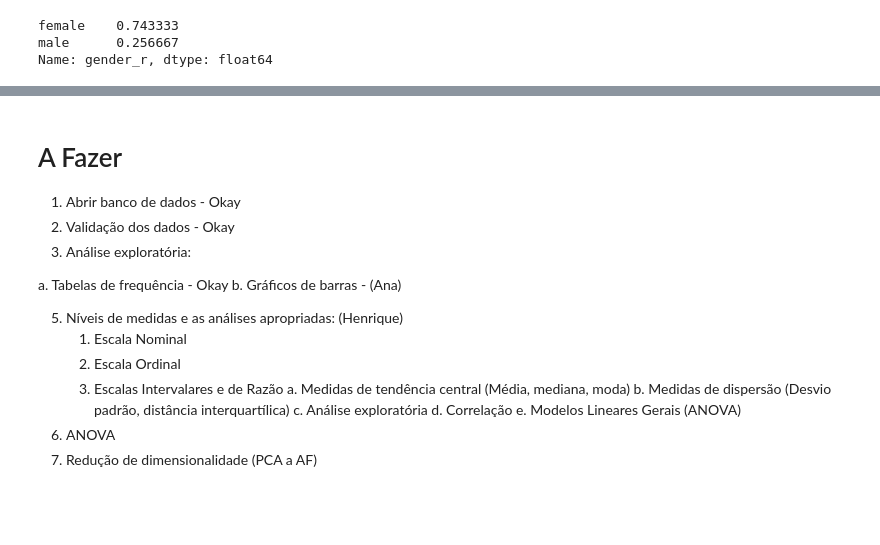
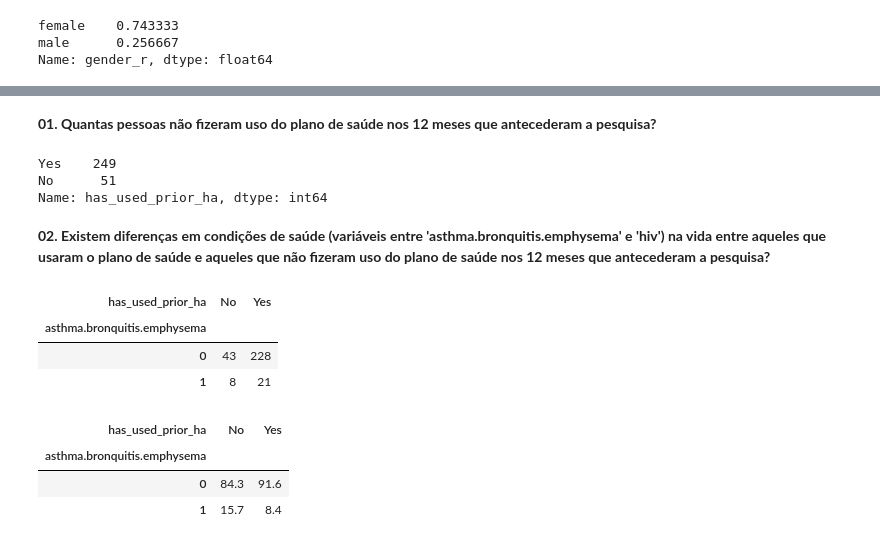
Before and after one commit to zetta-academy/exp-curso-python-saude, a Jupyter notebook: PySaude_03_python_analise_exploratoria_de_dados.ipynb, the cells around one changed output, grey strips where cells are left out. Saved outputs shown, nothing was run; the diff lists cells and outputs as text; code cells hidden in the pictures; blank space fills up the shorter version.

```diff
--- a/PySaude_03_python_analise_exploratoria_de_dados.ipynb
+++ b/PySaude_03_python_analise_exploratoria_de_dados.ipynb
@@ -189,21 +199,32 @@ plt.show()
-# %% [markdown]
-# A Fazer
-
-1. Abrir banco de dados - Okay
-2. Validação dos dados  - Okay
-3. Análise exploratória:
-
-  a. Tabelas de frequência - Okay
-  b. Gráficos de barras    - (Ana)
-
-5. Níveis de medidas e as análises apropriadas: (Henrique)
-    1. Escala Nominal
-    2. Escala Ordinal
-    3. Escalas Intervalares e de Razão
-        a. Medidas de tendência central (Média, mediana, moda)
-        b. Medidas de dispersão (Desvio padrão, distância interquartílica)
-        c. Análise exploratória
-        d. Correlação
-        e. Modelos Lineares Gerais (ANOVA)
-6. ANOVA
-7. Redução de dimensionalidade (PCA a AF)
+# %% [markdown]
+**01. Quantas pessoas não fizeram uso do plano de saúde nos 12 meses que antecederam a pesquisa?**
+# %%
+data['has_used_prior_ha'] = np.where(data['before.hra.12m.claims.total'] > 0,
+                                     'Yes', 'No')
+
+data['has_used_prior_ha'].value_counts()
+# %% [output]
+Yes    249
+No      51
+Name: has_used_prior_ha, dtype: int64
+# %% [markdown]
+**02. Existem diferenças em condições de saúde (variáveis entre 'asthma.bronquitis.emphysema' e 'hiv') na vida entre aqueles que usaram o plano de saúde e aqueles que não fizeram uso do plano de saúde nos 12 meses que antecederam a pesquisa?**
+# %%
+# 2a.  Resolvido na célula de código acima. :)
+# 2b.  Avaliar 'asthma.bronquitis.emphysema'
+# 2b1. Tabela de frequência
+pd.crosstab(data['asthma.bronquitis.emphysema'], data['has_used_prior_ha'])
+# %% [output]
+| has_used_prior_ha | No | Yes |
+| asthma.bronquitis.emphysema |  |  |
+| 0 | 43 | 228 |
+| 1 | 8 | 21 |
+# %%
+# 2b2. Tabela de frequência com porcentagens
+pd.crosstab(data['asthma.bronquitis.emphysema'], data['has_used_prior_ha'],
+            normalize='columns').round(3) * 100
+# %% [output]
+| has_used_prior_ha | No | Yes |
+| asthma.bronquitis.emphysema |  |  |
+| 0 | 84.3 | 91.6 |
+| 1 | 15.7 | 8.4 |
```
Also changed, not shown: parts of 15 cells of this notebook.
